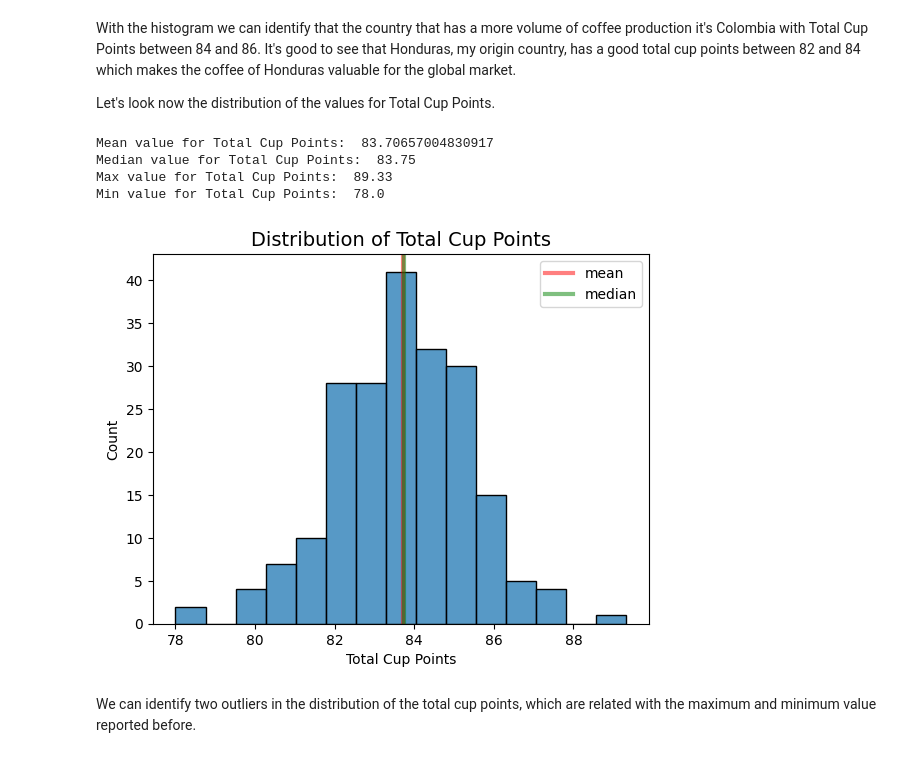
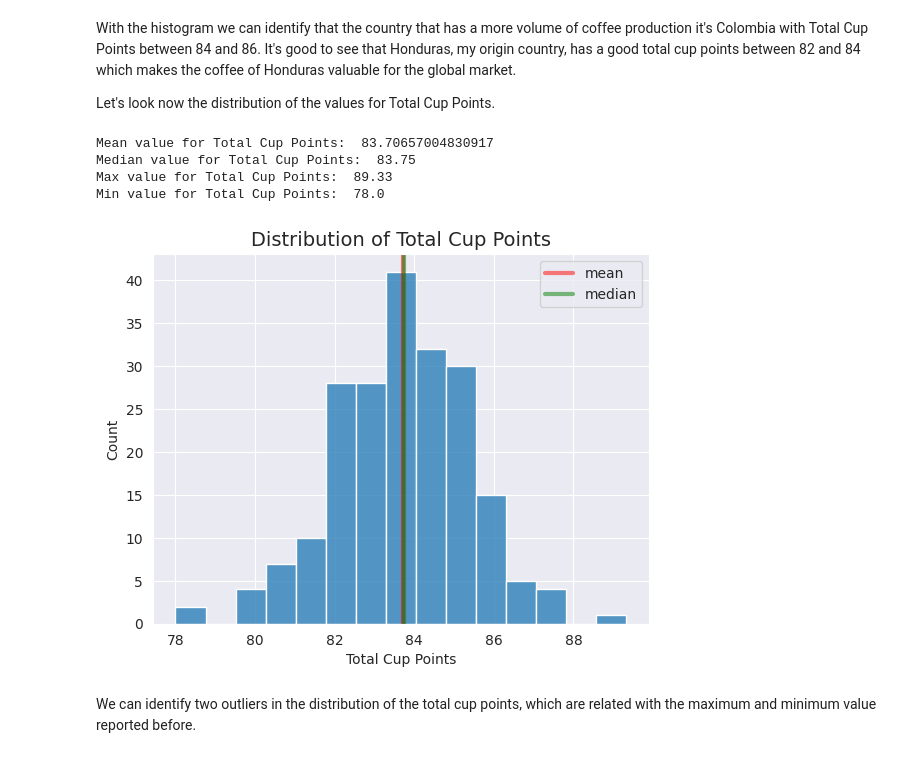
Before and after one commit to DBulnes97/Proyecto01, a Jupyter notebook: quality_coffee.ipynb, the cells around one changed output. Cells and saved outputs as stored; diff of their text form; code cells hidden in the pictures.

```diff
--- a/quality_coffee.ipynb
+++ b/quality_coffee.ipynb
@@ -253,6 +253,7 @@ print("Mean value for Total Cup Points: ", df_coffee_parameters['Total Cup Point
 
 #Explore a distribution plot of the total cup points by country
 fig, ax1 = plt.subplots()
+sns.set_style("darkgrid")
 sp1= sns.histplot(data=df_coffee_parameters, x=Countries, y= df_coffee_parameters_countries['Total Cup Points'], ax=ax1)
 ax1.set_xlabel('Countries')
 ax1.set_ylabel('Total Cup Points')
@@ -273,27 +274,28 @@ Let's look now the distribution of the values for Total Cup Points.
 # %%
 #Printing statistical information of total cup points:
 print("Mean value for Total Cup Points: ", df_coffee_parameters['Total Cup Points'].mean(),
       "\nMedian value for Total Cup Points: ", df_coffee_parameters['Total Cup Points'].median(),
       "\nMax value for Total Cup Points: ", df_coffee_parameters['Total Cup Points'].max(),
       "\nMin value for Total Cup Points: ", df_coffee_parameters['Total Cup Points'].min())
 
 #Histogram for the distribution of total cup points
+sns.set_style("darkgrid")
 sns.histplot(df_coffee_parameters['Total Cup Points'], kde=False)
 plt.axvline(x=df_coffee_parameters['Total Cup Points'].mean(), linewidth=3, color='r', label='mean', alpha=0.5)
 plt.axvline(x=df_coffee_parameters['Total Cup Points'].median(), linewidth=3, color='g', label='median', alpha=0.5)
 
 #Setting labels, title and legend
 plt.xlabel('Total Cup Points')
 plt.ylabel('Count')
 plt.title('Distribution of Total Cup Points', size=14)
 plt.legend(["mean", "median"])
 plt.show()
 # %% [output]
 Mean value for Total Cup Points:  83.70657004830917
 Median value for Total Cup Points:  83.75
 Max value for Total Cup Points:  89.33
 Min value for Total Cup Points:  78.0
-[figure, old version]
+[figure, new version]
 # %% [markdown]
 We can identify two outliers in the distribution of the total cup points, which are related with the maximum and minimum value reported before.
 # %% [markdown]
```
Also changed, not shown: parts of 2 cells of this notebook.
